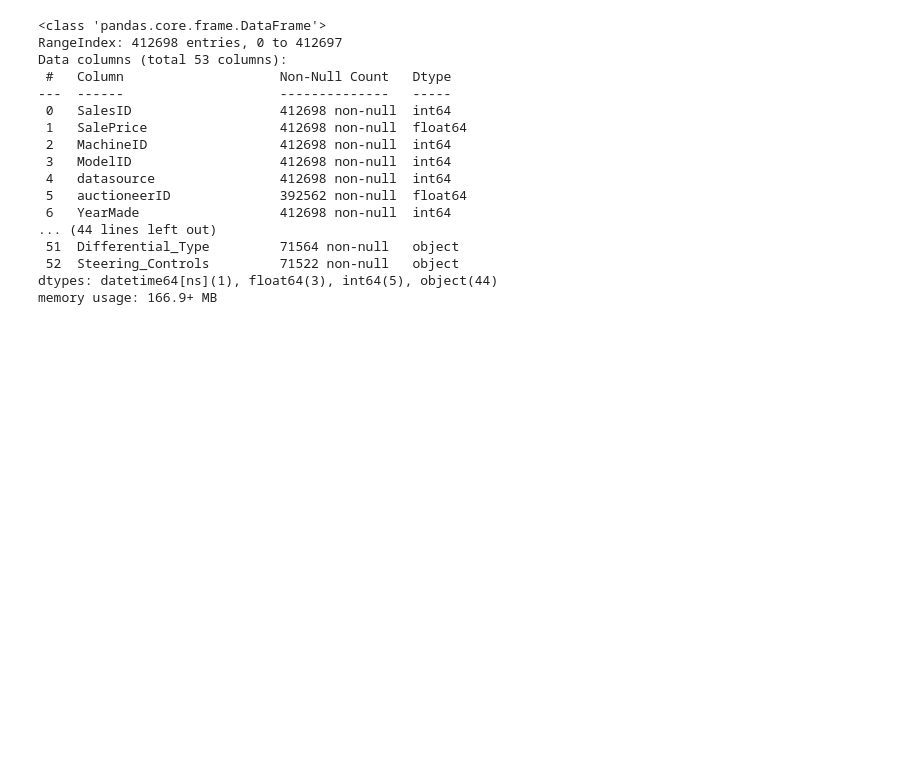
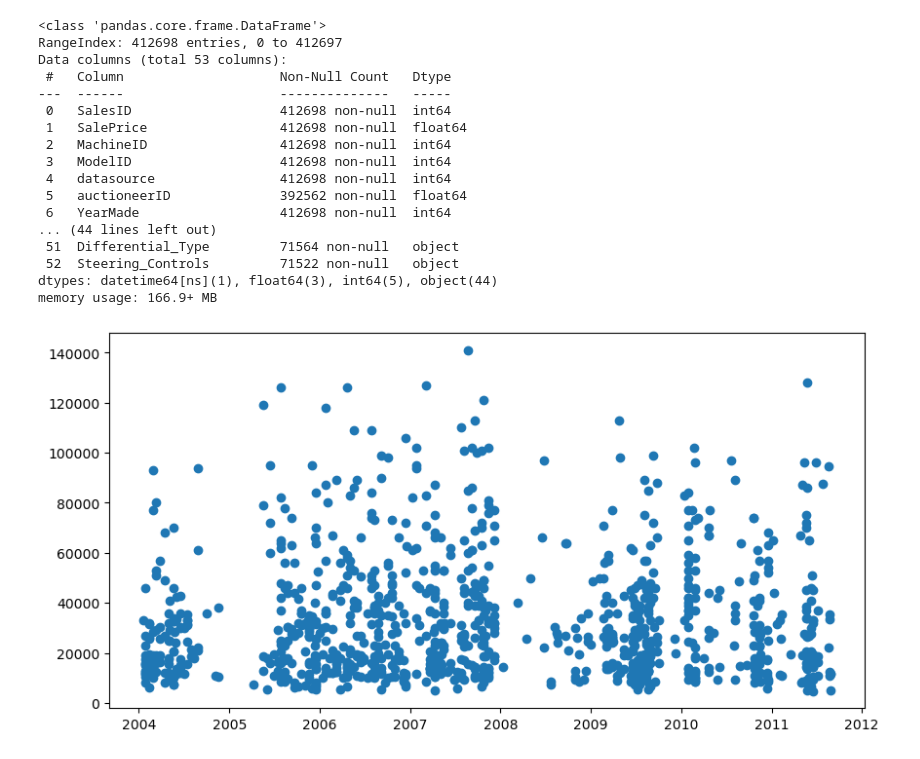
Before and after one commit to imelinc/bulldozer-project, a Jupyter notebook: EDA/data_analysis.ipynb, the cells around one changed output. Cells and saved outputs as stored; diff of their text form; code cells hidden in the pictures; blank space fills up the shorter version.

```diff
--- a/EDA/data_analysis.ipynb
+++ b/EDA/data_analysis.ipynb
@@ -75,3 +75,9 @@ Data columns (total 53 columns):
  52  Steering_Controls         71522 non-null   object
 dtypes: datetime64[ns](1), float64(3), int64(5), object(44)
 memory usage: 166.9+ MB
+# %%
+import matplotlib.pyplot as plt
+fig, ax = plt.subplots(figsize=(10, 5))
+ax.scatter(df.saledate[:1000], df.SalePrice[:1000]);
+# %% [output]
+[figure, added]
```
Also changed, not shown: parts of 3 cells of this notebook.
